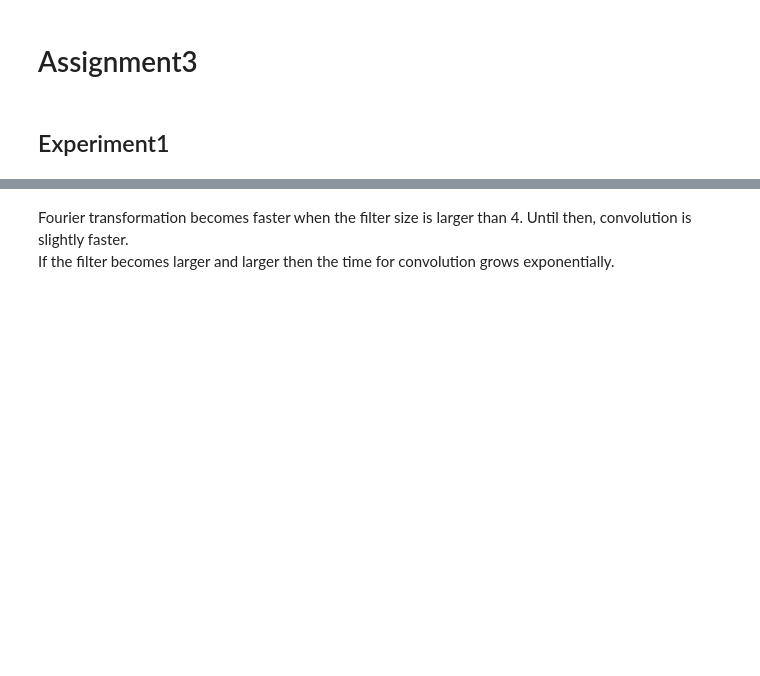
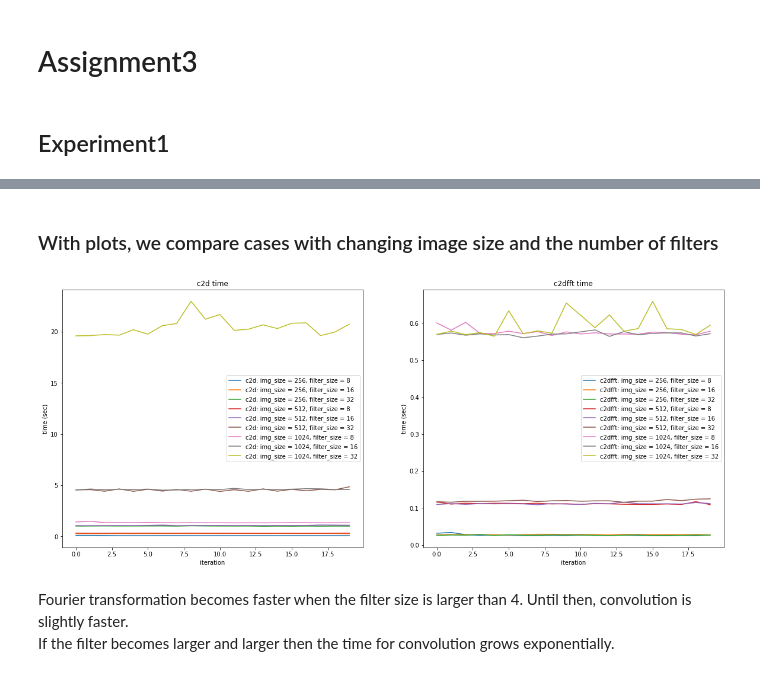
Before and after one commit to 2U1/NN, a Jupyter notebook: Assignment3/convVsFT.ipynb, the cells around one changed output, grey strips where cells are left out. Saved outputs shown, nothing was run; the diff lists cells and outputs as text; code cells hidden in the pictures; blank space fills up the shorter version.

```diff
--- a/Assignment3/convVsFT.ipynb
+++ b/Assignment3/convVsFT.ipynb
@@ -77,0 +63,17 @@ Filter size: 10, convolution: 0:00:04.162059, fourier: 0:00:00.880588
+# %%
+# experiment the time execution of the two methods repeating the experiment 20 times
+
+img_size = [512]
+filter_size = [2, 3, 4, 5, 6, 7, 8, 9, 10]
+def experiment(img_size, filter_size, num_iter=20):
+
+    random.seed(119)
+    random_seed = random.sample(range(200), num_iter)
+
+    for i in range(len(img_size)):
+        for j in range(len(filter_size)):
+            for k in range(num_iter):
+                I, F, O = makeData(img_size[i], 2, filter_size[j], 3, random_seed[k])
+                compare(I, F, O)
+
+experiment(img_size, filter_size)
@@ -78,3 +98,60 @@ Filter size: 10, convolution: 0:00:04.162059, fourier: 0:00:00.880588
+# %% [markdown]
+### With plots, we compare cases with changing image size and the number of filters
+# %%
+# plot the results
+import matplotlib.pyplot as plt
+
+def plot_results(img_size, filter_size, num_iter=20):
+
+    random.seed(119)
+    random_seed = random.sample(range(200), num_iter)
+
+    c2d_time = np.zeros((len(img_size), len(filter_size), num_iter))
+    c2dfft_time = np.zeros((len(img_size), len(filter_size), num_iter))
+
+    for i in range(len(img_size)):
+        for j in range(len(filter_size)):
+            for k in range(num_iter):
+                # Making data
+                I, F, O = makeData(img_size[i], 2, filter_size[j], 3, random_seed[k])
+                # Initialize output format
+                O1 = np.zeros(O.shape)
+                O2 = np.zeros(O.shape)
+                # time for start case 1
+                t1 = datetime.now()
+                O1 = c2d(I, F, O1)
+                # time for both end case 1 and start case 2
+                t2 = datetime.now()
+                O2 = c2dfft(I, F, O2)
+                # time for end case 2
+                t3 = datetime.now()
+                c2d_time[i, j, k] = (t2-t1).total_seconds()
+                c2dfft_time[i, j, k] = (t3-t2).total_seconds()
+
+    # Visualizatin
+    fig, ax = plt.subplots(1, 2, figsize=(20, 8))
+
+    for i in range(len(img_size)):
+        for j in range(len(filter_size)):
+            ax[0].plot(c2d_time[i, j, :], label='c2d: img_size = ' + str(img_size[i]) + ', filter_size = ' + str(filter_size[j]))
+            ax[1].plot(c2dfft_time[i, j, :], label='c2dfft: img_size = ' + str(img_size[i]) + ', filter_size = ' + str(filter_size[j]))
+
+    ax[0].set_title('c2d time')
+    ax[0].set_xlabel('iteration')
+    ax[0].set_ylabel('time (sec)')
+    ax[0].legend()
+    ax[1].set_title('c2dfft time')
+    ax[1].set_xlabel('iteration')
+    ax[1].set_ylabel('time (sec)')
+    ax[1].legend()
+
+    plt.show()
+
+img_size = [256, 512, 1024]
+filt_size = [8, 16, 32]
+plot_results(img_size, filt_size)
+# %% [output]
+[figure, added]
 # %% [markdown]
 Fourier transformation becomes faster when the filter size is larger than 4. Until then, convolution is slightly faster.<br>
 If the filter becomes larger and larger then the time for convolution grows exponentially.
```
Also changed, not shown: parts of 26 cells of this notebook, 1 other file.
